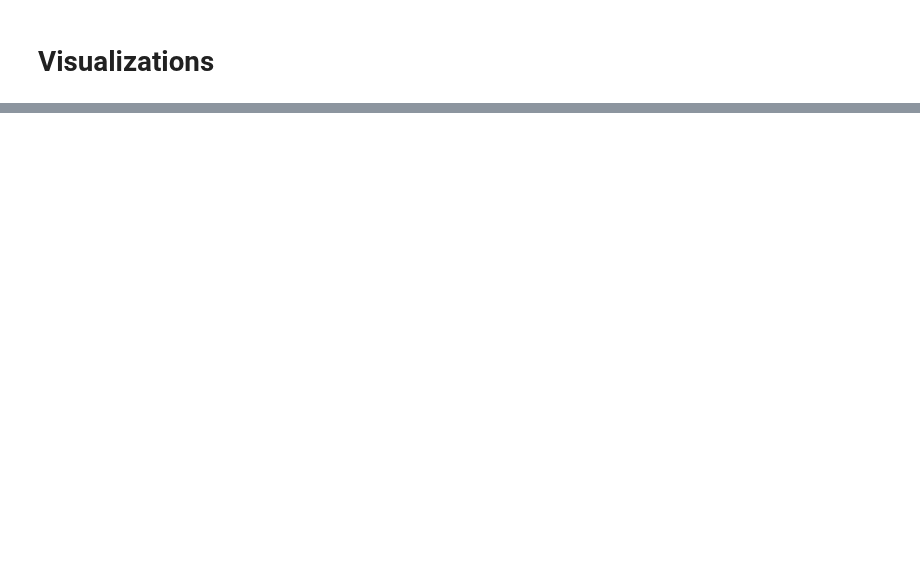
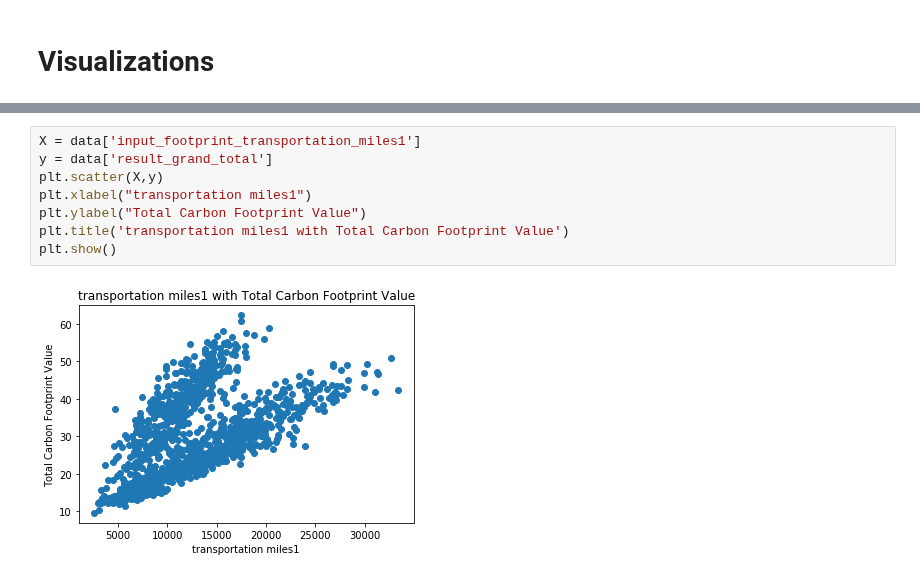
Before and after one commit to vincent-lao/carbon-footprint, a Jupyter notebook: code/eda/coolclimate-api-CAzips-singlehouseholds-withzc-Jun-eda.ipynb, the cells around one changed output, grey strips where cells are left out. Saved outputs shown, nothing was run; the diff lists cells and outputs as text; blank space fills up the shorter version.

```diff
--- a/code/eda/coolclimate-api-CAzips-singlehouseholds-withzc-Jun-eda.ipynb
+++ b/code/eda/coolclimate-api-CAzips-singlehouseholds-withzc-Jun-eda.ipynb
@@ -117 +170,11 @@ Index(['input_location_mode', 'input_size', 'input_income', 'input_population',
+# %%
+X = data['input_footprint_transportation_miles1']
+y = data['result_grand_total']
+plt.scatter(X,y)
+plt.xlabel("transportation miles1")
+plt.ylabel("Total Carbon Footprint Value")
+plt.title('transportation miles1 with Total Carbon Footprint Value')
+plt.show()
+# %% [output]
+[figure, added]
 # %%
```
Also changed, not shown: parts of 25 cells of this notebook, 1 other file.
